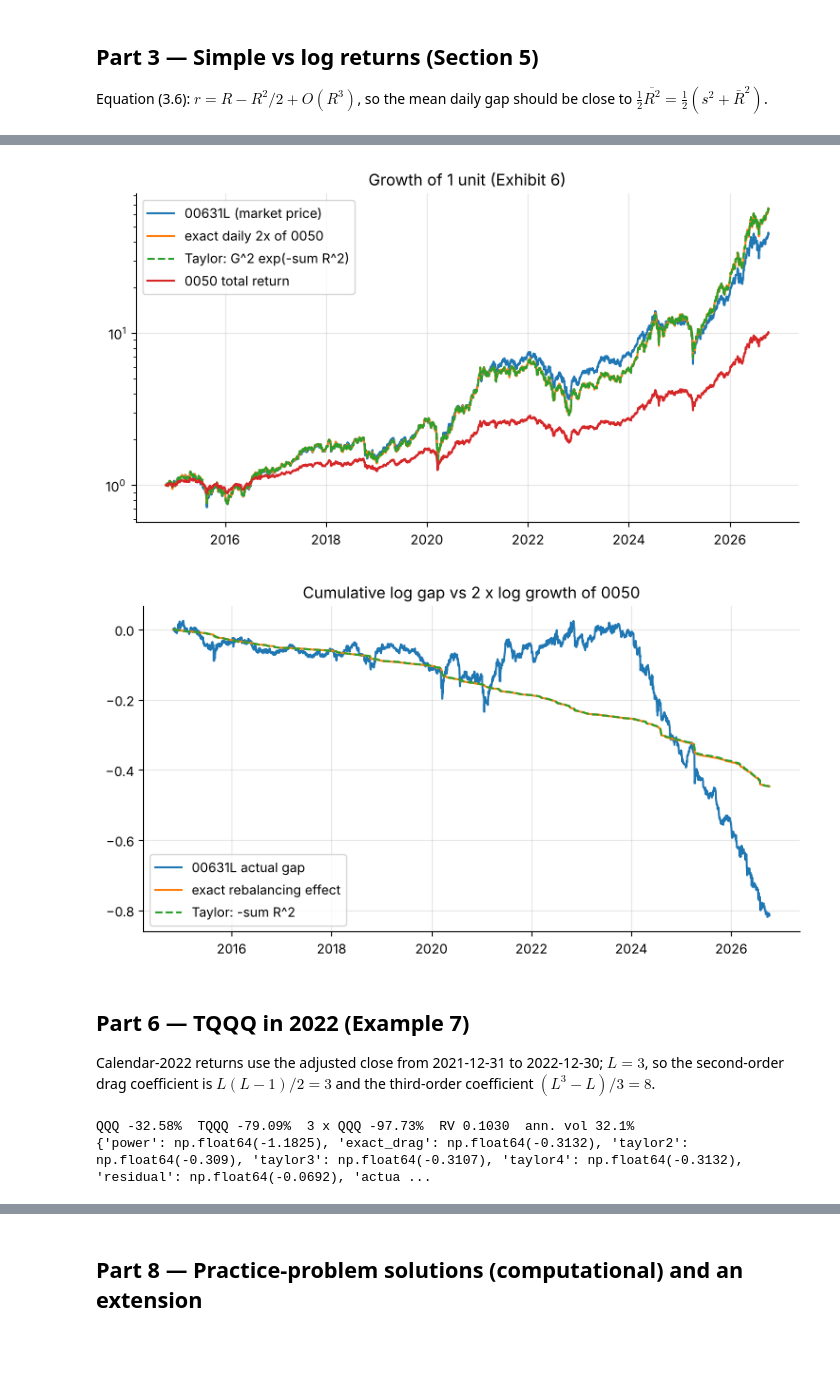
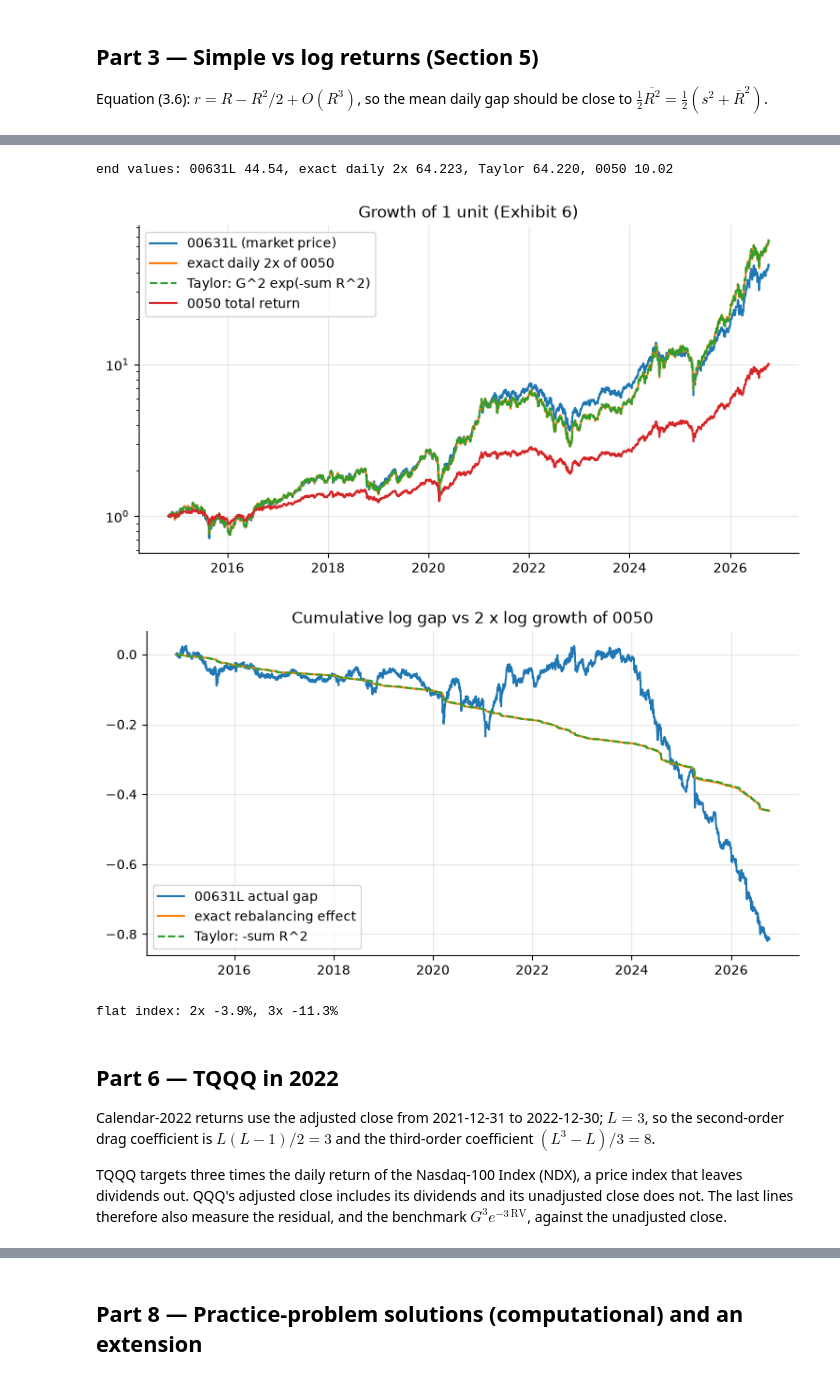
Before and after one commit to Benjamin-Teng/Quant-math-for-beginner, a Jupyter notebook: labs/LM03_lab/LM03_lab.ipynb, the cells around one changed output, grey strips where cells are left out. Saved outputs shown, nothing was run; the diff lists cells and outputs as text; code cells hidden in the pictures; blank space fills up the shorter version.

```diff
--- a/labs/LM03_lab/LM03_lab.ipynb
+++ b/labs/LM03_lab/LM03_lab.ipynb
@@ -156,17 +251,12 @@ Equation (3.6): $r=R-R^2/2+O(R^3)$, so the mean daily gap should be close to $\t
 # %%
-R = ret["R_0050"].to_numpy(); RL = ret["R_00631L"].to_numpy()
-r = np.log1p(R)
-print(f"mean R            {R.mean():.6%}")
-print(f"mean r            {r.mean():.6%}")
-print(f"gap               {(R.mean() - r.mean())*1e4:.3f} bp/day")
-print(f"half mean square  {(R**2).mean()/2*1e4:.3f} bp/day")
-print(f"half variance     {R.var()/2*1e4:.3f} bp/day")
-k = ((R - R.mean())**4).mean() / R.var()**2 - 3
-print(f"excess kurtosis   {k:.2f}   (fat tails: see LM15)")
-
-# Example 3: the two worst days, exact log return vs T1, T2 and the Lagrange bound
+# Example 3: exact log return vs T1, T2 and the Lagrange bound
 for d in ("2024-08-05", "2025-04-07"):
     x = ret.filter(pl.col("date") == pl.lit(d).str.to_date())["R_0050"][0]
     ex = math.log1p(x)
-    print(f"{d}: R={x:.6f} ln={ex:.6f}  T1 err {(x-ex)*1e4:.1f} bp  T2 err {(taylor_log1p(x,2)-ex)*1e4:.1f} bp  bound {bound_log1p(x,2)*1e4:.1f} bp")
+    print(f"{d}: R={x:.6f} ln={ex:.6f}  T1 err {(x - ex) * 1e4:.1f} bp  T2={taylor_log1p(x, 2):.6f} "
+          f"err {(taylor_log1p(x, 2) - ex) * 1e4:.1f} bp  bound {bound_log1p(x, 2) * 1e4:.1f} bp")
+
+# on 0050's own calendar (2,906 returns) the three worst days
+own0050 = total_returns("0050").with_columns(returns("0050").alias("R")).drop_nulls("R")
+own0050.sort("R").head(3).select("date", "R")
 # %% [output]
@@ -294,31 +415,38 @@ shape: (11, 8)
 # %%
 dates = np.concatenate([[np.datetime64("2014-10-31")], ret["date"].to_numpy()])
-W0 = np.concatenate([[1], np.cumprod(1 + R)]); W2 = np.concatenate([[1], np.cumprod(1 + 2*R)])
-WT = np.concatenate([[1], np.cumprod(1 + R)**2 * np.exp(-np.cumsum(R**2))]); WL = np.concatenate([[1], np.cumprod(1 + RL)])
+W0 = np.concatenate([[1], np.cumprod(1 + R)])
+W2 = np.concatenate([[1], np.cumprod(1 + 2 * R)])
+WT = np.concatenate([[1], np.cumprod(1 + R) ** 2 * np.exp(-np.cumsum(R**2))])
+WL = np.concatenate([[1], np.cumprod(1 + RL)])
+print(f"end values: 00631L {WL[-1]:.2f}, exact daily 2x {W2[-1]:.3f}, Taylor {WT[-1]:.3f}, 0050 {W0[-1]:.2f}")
 fig, ax = plt.subplots()
-ax.plot(dates, WL, label="00631L (market price)"); ax.plot(dates, W2, label="exact daily 2x of 0050")
-ax.plot(dates, WT, "--", label="Taylor: G^2 exp(-sum R^2)"); ax.plot(dates, W0, label="0050 total return")
-ax.set_yscale("log"); ax.set_title("Growth of 1 unit (Exhibit 6)"); ax.legend(); plt.show()
+ax.plot(dates, WL, label="00631L (market price)")
+ax.plot(dates, W2, label="exact daily 2x of 0050")
+ax.plot(dates, WT, "--", label="Taylor: G^2 exp(-sum R^2)")
+ax.plot(dates, W0, label="0050 total return")
+ax.set_yscale("log")
+ax.set_title("Growth of 1 unit (Exhibit 6)")
+ax.legend()
+plt.show()
 
 fig, ax = plt.subplots()
-ax.plot(dates, np.concatenate([[0], np.cumsum(np.log1p(RL) - 2*np.log1p(R))]), label="00631L actual gap")
-ax.plot(dates, np.concatenate([[0], np.cumsum(np.log1p(2*R) - 2*np.log1p(R))]), label="exact rebalancing effect")
+ax.plot(dates, np.concatenate([[0], np.cumsum(np.log1p(RL) - 2 * np.log1p(R))]), label="00631L actual gap")
+ax.plot(dates, np.concatenate([[0], np.cumsum(np.log1p(2 * R) - 2 * np.log1p(R))]), label="exact rebalancing effect")
 ax.plot(dates, np.concatenate([[0], -np.cumsum(R**2)]), "--", label="Taylor: -sum R^2")
-ax.set_title("Cumulative log gap vs 2 x log growth of 0050"); ax.legend(); plt.show()
+ax.set_title("Cumulative log gap vs 2 x log growth of 0050")
+ax.legend()
+plt.show()
+
+# knowledge check: a flat index (G = 1) with RV = 0.04
+print(f"flat index: 2x {math.exp(-0.04) - 1:.1%}, 3x {math.exp(-0.12) - 1:.1%}")
 # %% [output]
+end values: 00631L 44.54, exact daily 2x 64.223, Taylor 64.220, 0050 10.02
-[figure, old version]
+[figure, new version]
-[figure, old version]
+[figure, new version]
+flat index: 2x -3.9%, 3x -11.3%
 # %% [markdown]
-## Part 6 — TQQQ in 2022 (Example 7)
+## Part 6 — TQQQ in 2022
 
 Calendar-2022 returns use the adjusted close from 2021-12-31 to 2022-12-30; $L=3$, so the second-order drag coefficient is $L(L-1)/2=3$ and the third-order coefficient $(L^3-L)/3=8$.
+
+TQQQ targets three times the daily return of the Nasdaq-100 Index (NDX), a price index that leaves dividends out. QQQ's adjusted close includes its dividends and its unadjusted close does not. The last lines therefore also measure the residual, and the benchmark $G^3e^{-3\,\mathrm{RV}}$, against the unadjusted close.
-# %%
-qt = pl.read_csv(DATA / "QQQ_TQQQ_2022.csv").filter(pl.col("date").is_between(pl.lit("2021-12-31"), pl.lit("2022-12-30"))).sort("date")
-q = qt["qqq_adj"].to_numpy(); t = qt["tqqq_adj"].to_numpy()
-rq, rt = q[1:] / q[:-1] - 1, t[1:] / t[:-1] - 1
-d3 = leverage_decomposition(rq, rt, 3)
-print(f"QQQ {q[-1]/q[0]-1:.2%}  TQQQ {t[-1]/t[0]-1:.2%}  3 x QQQ {3*(q[-1]/q[0]-1):.2%}  RV {np.sum(rq**2):.4f}  ann. vol {rq.std()*math.sqrt(252):.1%}")
-print({k: round(v, 4) for k, v in d3.items()})
-# %% [output]
-QQQ -32.58%  TQQQ -79.09%  3 x QQQ -97.73%  RV 0.1030  ann. vol 32.1%
-{'power': np.float64(-1.1825), 'exact_drag': np.float64(-0.3132), 'taylor2': np.float64(-0.309), 'taylor3': np.float64(-0.3107), 'taylor4': np.float64(-0.3132), 'residual': np.float64(-0.0692), 'actua ...
```
Also changed, not shown: parts of 28 cells of this notebook, 9 other files.
